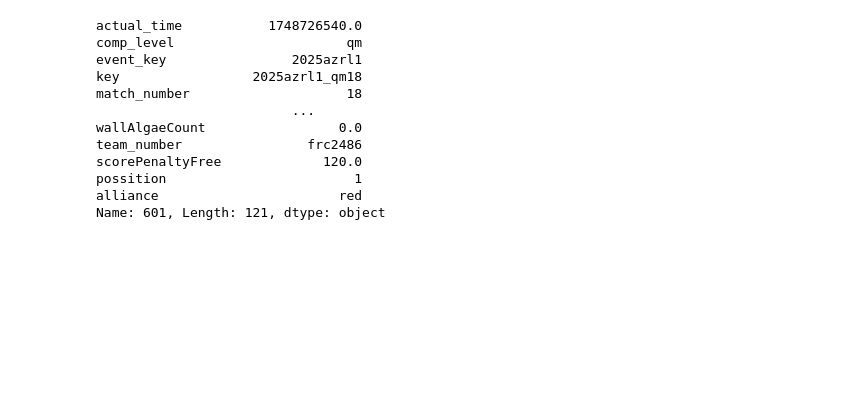
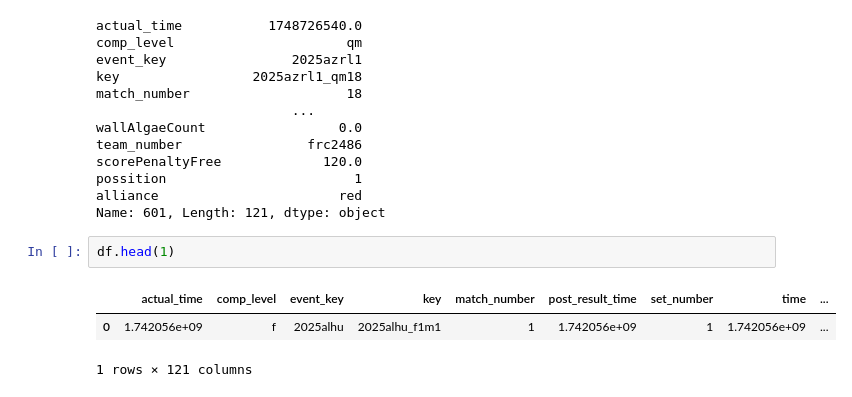
Before and after one commit to romimagshimim-cmyk/RomiRotem, a Jupyter notebook: EDA2.ipynb, the cells around one changed output. Cells and saved outputs as stored; diff of their text form; blank space fills up the shorter version.

```diff
--- a/EDA2.ipynb
+++ b/EDA2.ipynb
@@ -110,3 +110,9 @@ scorePenaltyFree             120.0
 possition                        1
 alliance                       red
 Name: 601, Length: 121, dtype: object
+# %%
+df.head(1)
+# %% [output]
+|  | actual_time | comp_level | event_key | key | match_number | post_result_time | set_number | time | ... |
+| 0 | 1.742056e+09 | f | 2025alhu | 2025alhu_f1m1 | 1 | 1.742056e+09 | 1 | 1.742056e+09 | ... |
+1 rows × 121 columns
```
Also changed, not shown: parts of 1 cell of this notebook, 6 other files.
